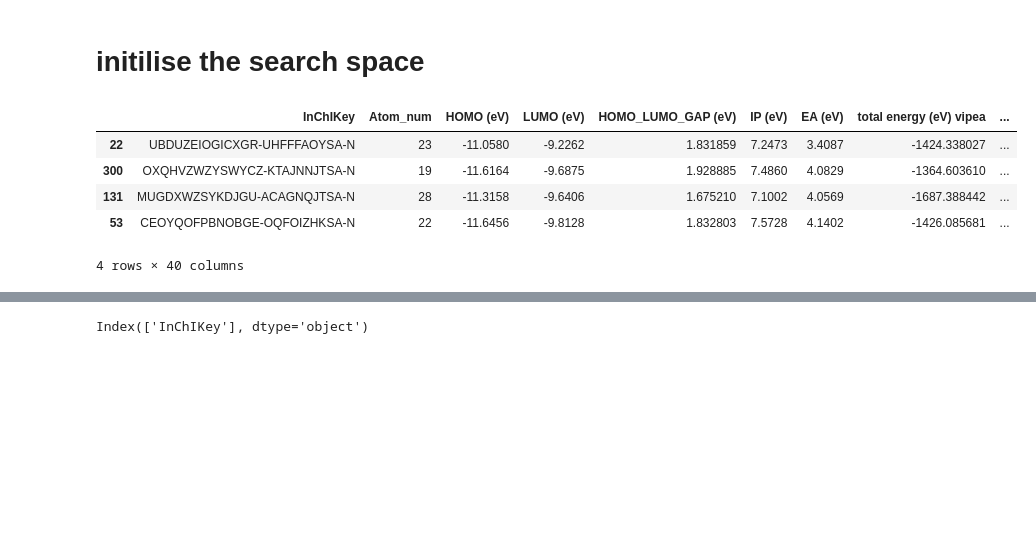
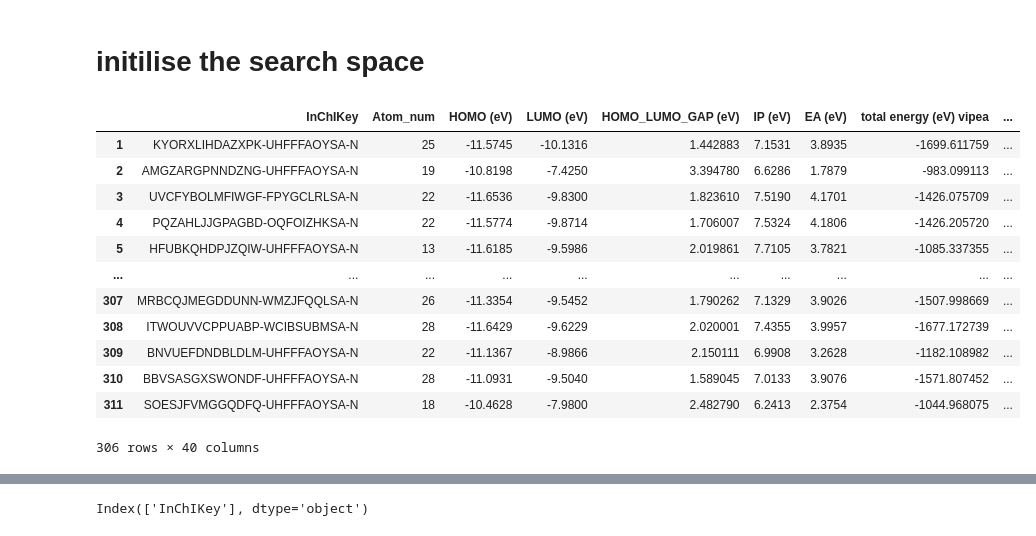
Before and after one commit to mohammedazzouzi15/STK_search, a Jupyter notebook: Example_notebooks/1_initialise_search_space.ipynb, the cells around one changed output, grey strips where cells are left out. Drawn from its saved outputs; the diff is of its cells as text; code cells hidden in the pictures; blank space fills up the shorter version.

```diff
--- a/Example_notebooks/1_initialise_search_space.ipynb
+++ b/Example_notebooks/1_initialise_search_space.ipynb
@@ -20,15 +20,22 @@ importlib.reload(database_utils)
 df_total_path = "data/output/Full_dataset/New_target200324.csv"
 df_precursors_path ="data/output/Prescursor_data/precursor_data_200324.pkl"
 df_total_new , df_precursors= database_utils.load_data_from_file(df_total_path, df_precursors_path)
-# %%
-df_to_plot
-# %% [output]
-|  | InChIKey | Atom_num | HOMO (eV) | LUMO (eV) | HOMO_LUMO_GAP (eV) | IP (eV) | EA (eV) | total energy (eV) vipea | ... |
-| 22 | UBDUZEIOGICXGR-UHFFFAOYSA-N | 23 | -11.0580 | -9.2262 | 1.831859 | 7.2473 | 3.4087 | -1424.338027 | ... |
-| 300 | OXQHVZWZYSWYCZ-KTAJNNJTSA-N | 19 | -11.6164 | -9.6875 | 1.928885 | 7.4860 | 4.0829 | -1364.603610 | ... |
-| 131 | MUGDXWZSYKDJGU-ACAGNQJTSA-N | 28 | -11.3158 | -9.6406 | 1.675210 | 7.1002 | 4.0569 | -1687.388442 | ... |
-| 53 | CEOYQOFPBNOBGE-OQFOIZHKSA-N | 22 | -11.6456 | -9.8128 | 1.832803 | 7.5728 | 4.1402 | -1426.085681 | ... |
-4 rows × 40 columns
+# %%
+df_precursors
+# %% [output]
+|  | InChIKey | Atom_num | HOMO (eV) | LUMO (eV) | HOMO_LUMO_GAP (eV) | IP (eV) | EA (eV) | total energy (eV) vipea | ... |
+| 1 | KYORXLIHDAZXPK-UHFFFAOYSA-N | 25 | -11.5745 | -10.1316 | 1.442883 | 7.1531 | 3.8935 | -1699.611759 | ... |
+| 2 | AMGZARGPNNDZNG-UHFFFAOYSA-N | 19 | -10.8198 | -7.4250 | 3.394780 | 6.6286 | 1.7879 | -983.099113 | ... |
+| 3 | UVCFYBOLMFIWGF-FPYGCLRLSA-N | 22 | -11.6536 | -9.8300 | 1.823610 | 7.5190 | 4.1701 | -1426.075709 | ... |
+| 4 | PQZAHLJJGPAGBD-OQFOIZHKSA-N | 22 | -11.5774 | -9.8714 | 1.706007 | 7.5324 | 4.1806 | -1426.205720 | ... |
+| 5 | HFUBKQHDPJZQIW-UHFFFAOYSA-N | 13 | -11.6185 | -9.5986 | 2.019861 | 7.7105 | 3.7821 | -1085.337355 | ... |
+| ... | ... | ... | ... | ... | ... | ... | ... | ... | ... |
+| 307 | MRBCQJMEGDDUNN-WMZJFQQLSA-N | 26 | -11.3354 | -9.5452 | 1.790262 | 7.1329 | 3.9026 | -1507.998669 | ... |
+| 308 | ITWOUVVCPPUABP-WCIBSUBMSA-N | 28 | -11.6429 | -9.6229 | 2.020001 | 7.4355 | 3.9957 | -1677.172739 | ... |
+| 309 | BNVUEFDNDBLDLM-UHFFFAOYSA-N | 22 | -11.1367 | -8.9866 | 2.150111 | 6.9908 | 3.2628 | -1182.108982 | ... |
+| 310 | BBVSASGXSWONDF-UHFFFAOYSA-N | 28 | -11.0931 | -9.5040 | 1.589045 | 7.0133 | 3.9076 | -1571.807452 | ... |
+| 311 | SOESJFVMGGQDFQ-UHFFFAOYSA-N | 18 | -10.4628 | -7.9800 | 2.482790 | 6.2413 | 2.3754 | -1044.968075 | ... |
+306 rows × 40 columns
 # %%
 # plot some example of precursors
 from rdkit.Chem import Draw
```
Also changed, not shown: parts of 5 cells of this notebook, 6 other files.
